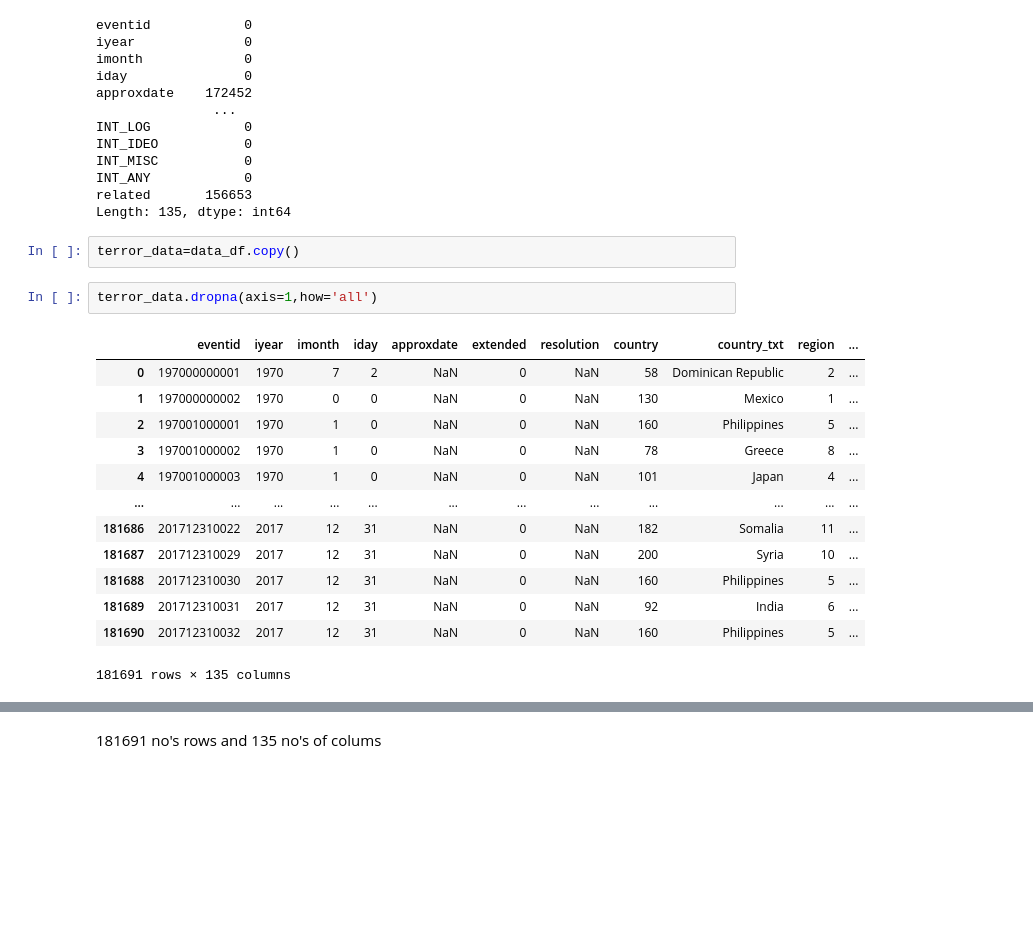
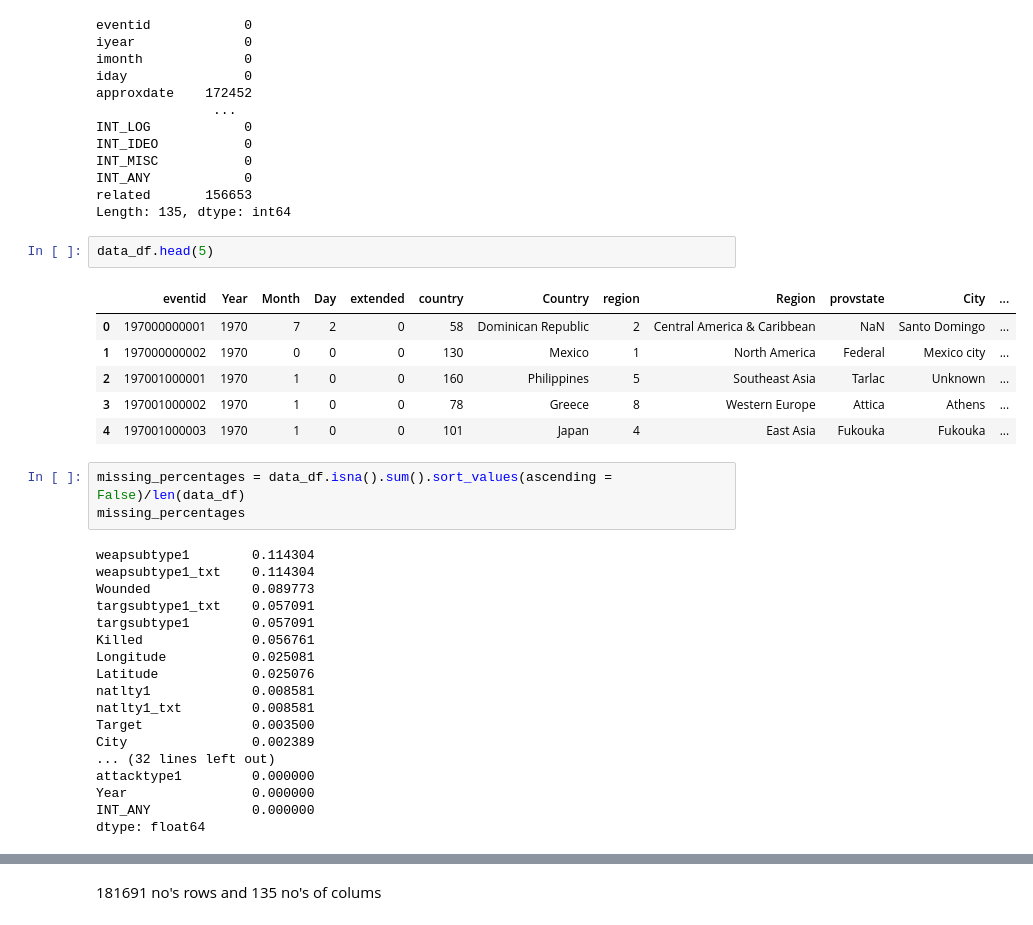
Before and after one commit to rohitrv8922/global-terrorism-analysis, a Jupyter notebook: Rohit_Verma_(_Global_Terrorism_Analysis_EDA_Capstone_Project).ipynb, the cells around one changed output, grey strips where cells are left out. Saved outputs shown, nothing was run; the diff lists cells and outputs as text; blank space fills up the shorter version.

```diff
--- a/Rohit_Verma_(_Global_Terrorism_Analysis_EDA_Capstone_Project).ipynb
+++ b/Rohit_Verma_(_Global_Terrorism_Analysis_EDA_Capstone_Project).ipynb
@@ -67,21 +130,33 @@ INT_MISC           0
 INT_ANY            0
 related       156653
 Length: 135, dtype: int64
-# %%
-terror_data=data_df.copy()
-# %%
-terror_data.dropna(axis=1,how='all')
-# %% [output]
-|  | eventid | iyear | imonth | iday | approxdate | extended | resolution | country | country_txt | region | ... |
-| 0 | 197000000001 | 1970 | 7 | 2 | NaN | 0 | NaN | 58 | Dominican Republic | 2 | ... |
-| 1 | 197000000002 | 1970 | 0 | 0 | NaN | 0 | NaN | 130 | Mexico | 1 | ... |
-| 2 | 197001000001 | 1970 | 1 | 0 | NaN | 0 | NaN | 160 | Philippines | 5 | ... |
-| 3 | 197001000002 | 1970 | 1 | 0 | NaN | 0 | NaN | 78 | Greece | 8 | ... |
-| 4 | 197001000003 | 1970 | 1 | 0 | NaN | 0 | NaN | 101 | Japan | 4 | ... |
-| ... | ... | ... | ... | ... | ... | ... | ... | ... | ... | ... | ... |
-| 181686 | 201712310022 | 2017 | 12 | 31 | NaN | 0 | NaN | 182 | Somalia | 11 | ... |
-| 181687 | 201712310029 | 2017 | 12 | 31 | NaN | 0 | NaN | 200 | Syria | 10 | ... |
-| 181688 | 201712310030 | 2017 | 12 | 31 | NaN | 0 | NaN | 160 | Philippines | 5 | ... |
-| 181689 | 201712310031 | 2017 | 12 | 31 | NaN | 0 | NaN | 92 | India | 6 | ... |
-| 181690 | 201712310032 | 2017 | 12 | 31 | NaN | 0 | NaN | 160 | Philippines | 5 | ... |
-181691 rows × 135 columns
+# %%
+data_df.head(5)
+# %% [output]
+|  | eventid | Year | Month | Day | extended | country | Country | region | Region | provstate | City | ... |
+| 0 | 197000000001 | 1970 | 7 | 2 | 0 | 58 | Dominican Republic | 2 | Central America & Caribbean | NaN | Santo Domingo | ... |
+| 1 | 197000000002 | 1970 | 0 | 0 | 0 | 130 | Mexico | 1 | North America | Federal | Mexico city | ... |
+| 2 | 197001000001 | 1970 | 1 | 0 | 0 | 160 | Philippines | 5 | Southeast Asia | Tarlac | Unknown | ... |
+| 3 | 197001000002 | 1970 | 1 | 0 | 0 | 78 | Greece | 8 | Western Europe | Attica | Athens | ... |
+| 4 | 197001000003 | 1970 | 1 | 0 | 0 | 101 | Japan | 4 | East Asia | Fukouka | Fukouka | ... |
+# %%
+missing_percentages = data_df.isna().sum().sort_values(ascending = False)/len(data_df)
+missing_percentages
+# %% [output]
+weapsubtype1        0.114304
+weapsubtype1_txt    0.114304
+Wounded             0.089773
+targsubtype1_txt    0.057091
+targsubtype1        0.057091
+Killed              0.056761
+Longitude           0.025081
+Latitude            0.025076
+natlty1             0.008581
+natlty1_txt         0.008581
+Target              0.003500
+City                0.002389
+... (32 lines left out)
+attacktype1         0.000000
+Year                0.000000
+INT_ANY             0.000000
+dtype: float64
```
Also changed, not shown: parts of 13 cells of this notebook.
